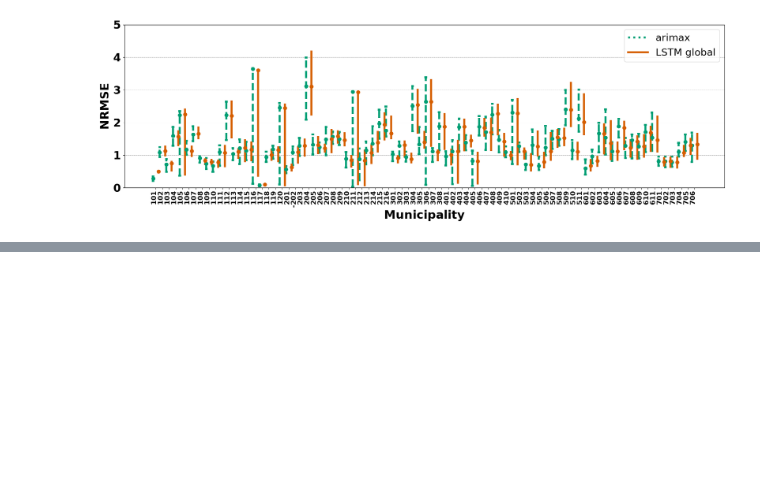
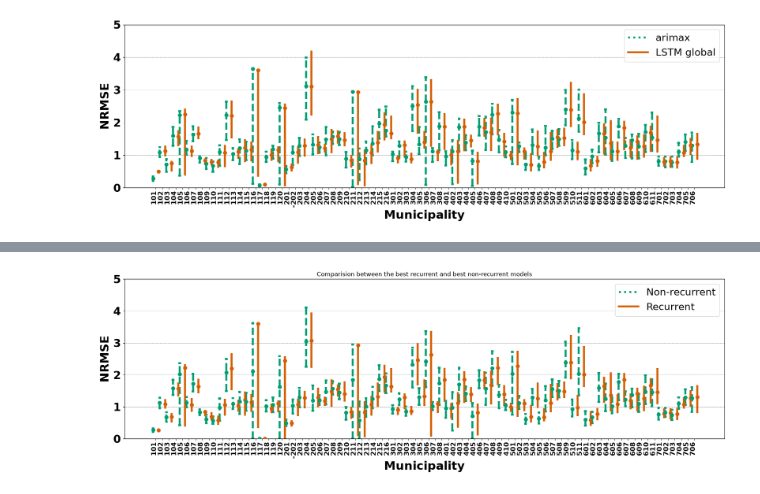
Before and after one commit to artisticlimon/dengue-recurrent-cr, a Jupyter notebook: 0_notebooks/nrmse_comparison.ipynb, the cells around one changed output, grey strips where cells are left out. Cells and saved outputs as stored; diff of their text form; code cells hidden in the pictures; blank space fills up the shorter version.

Commit message:
chore: add best recurrent vs best non-recurrent plots nrmse

```diff
--- a/0_notebooks/nrmse_comparison.ipynb
+++ b/0_notebooks/nrmse_comparison.ipynb
@@ -663,0 +917,4 @@ plot_nrmse_confint_lstm_arima("test", type_scope = "global", type_arima = "arima
+# %%
+plot_nrmse_confint_best_rec_non_rec()
+# %% [output]
+[figure, added]
```
Also changed, not shown: parts of 9 cells of this notebook.
